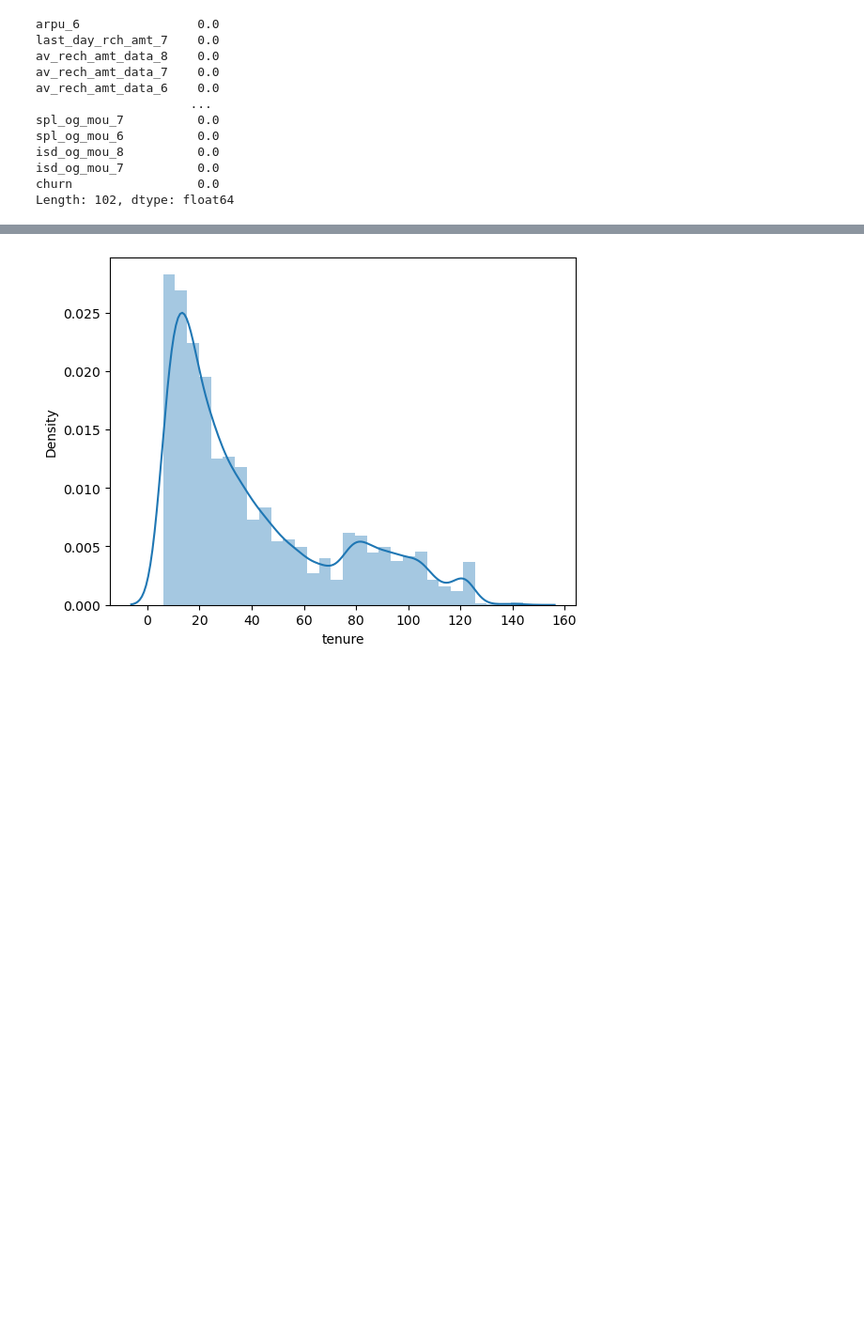
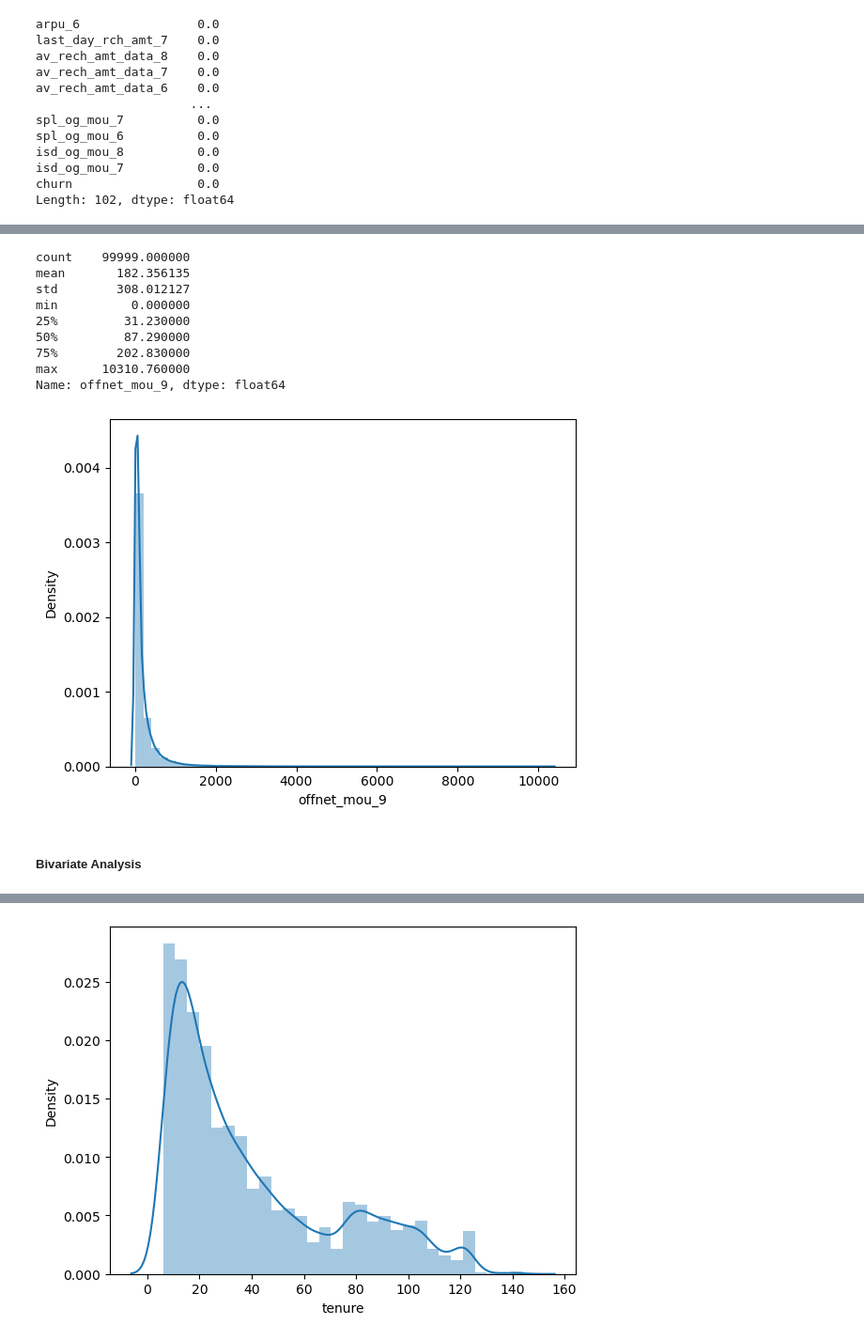
Before and after one commit to abhyndia/Learning-Python, a Jupyter notebook: Telecom+Churn+Case+Study.ipynb, the cells around one changed output, grey strips where cells are left out. Shown at 94% size. Cells and saved outputs as stored; diff of their text form; code cells hidden in the pictures; blank space fills up the shorter version.

```diff
--- a/Telecom+Churn+Case+Study.ipynb
+++ b/Telecom+Churn+Case+Study.ipynb
@@ -636,0 +706,15 @@ Length: 102, dtype: float64
+# %%
+univariate(churn_data.offnet_mou_9)
+# %% [output]
+count    99999.000000
+mean       182.356135
+std        308.012127
+min          0.000000
+25%         31.230000
+50%         87.290000
+75%        202.830000
+max      10310.760000
+Name: offnet_mou_9, dtype: float64
+[figure, added]
+# %% [markdown]
+##### Bivariate Analysis
```
Also changed, not shown: parts of 26 cells of this notebook.
